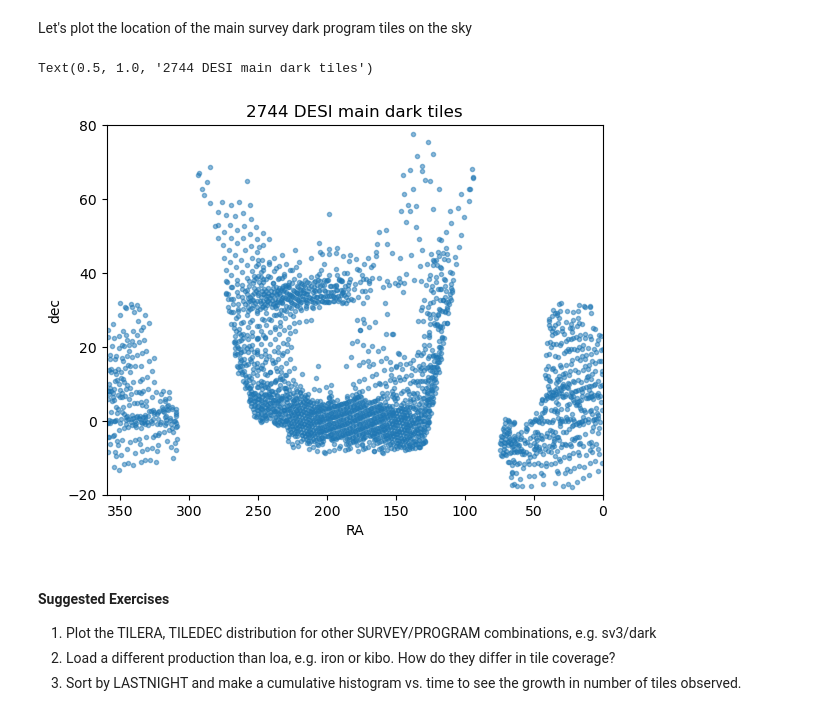
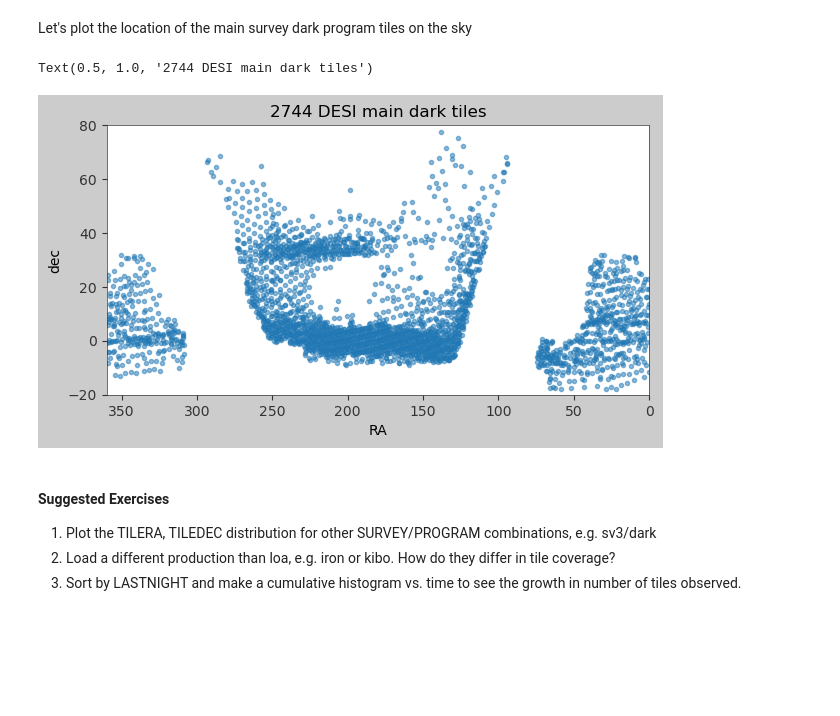
Before and after one commit to desihub/tutorials, a Jupyter notebook: 01_getting_started/03_DataOrganization.ipynb, the cells around one changed output. Cells and saved outputs as stored; diff of their text form; code cells hidden in the pictures; blank space fills up the shorter version.

```diff
--- a/01_getting_started/03_DataOrganization.ipynb
+++ b/01_getting_started/03_DataOrganization.ipynb
@@ -125,21 +117,22 @@ Let's plot the location of the main survey dark program tiles on the sky
 # %%
 survey = 'main'
 program = 'dark'
 maindark = (tiles_table['SURVEY']==survey) & (tiles_table['PROGRAM']==program)
 maindark_tiles = tiles_table[maindark]
 tilera = maindark_tiles['TILERA']
 tiledec = maindark_tiles['TILEDEC']
 ntiles = len(maindark_tiles)
 
+plt.figure(figsize=(7,3.5))
 plt.plot(tilera, tiledec, '.', alpha=0.5)
 plt.xlim(360, 0)
 plt.ylim(-20, 80)
 plt.xlabel('RA')
 plt.ylabel('dec')
 plt.title(f'{ntiles} DESI {survey} {program} tiles')
 # %% [output]
 Text(0.5, 1.0, '2744 DESI main dark tiles')
-[figure, old version]
+[figure, new version]
 # %% [markdown]
 #### Suggested Exercises
 
```
Also changed, not shown: parts of 21 cells of this notebook, 2 other files.
